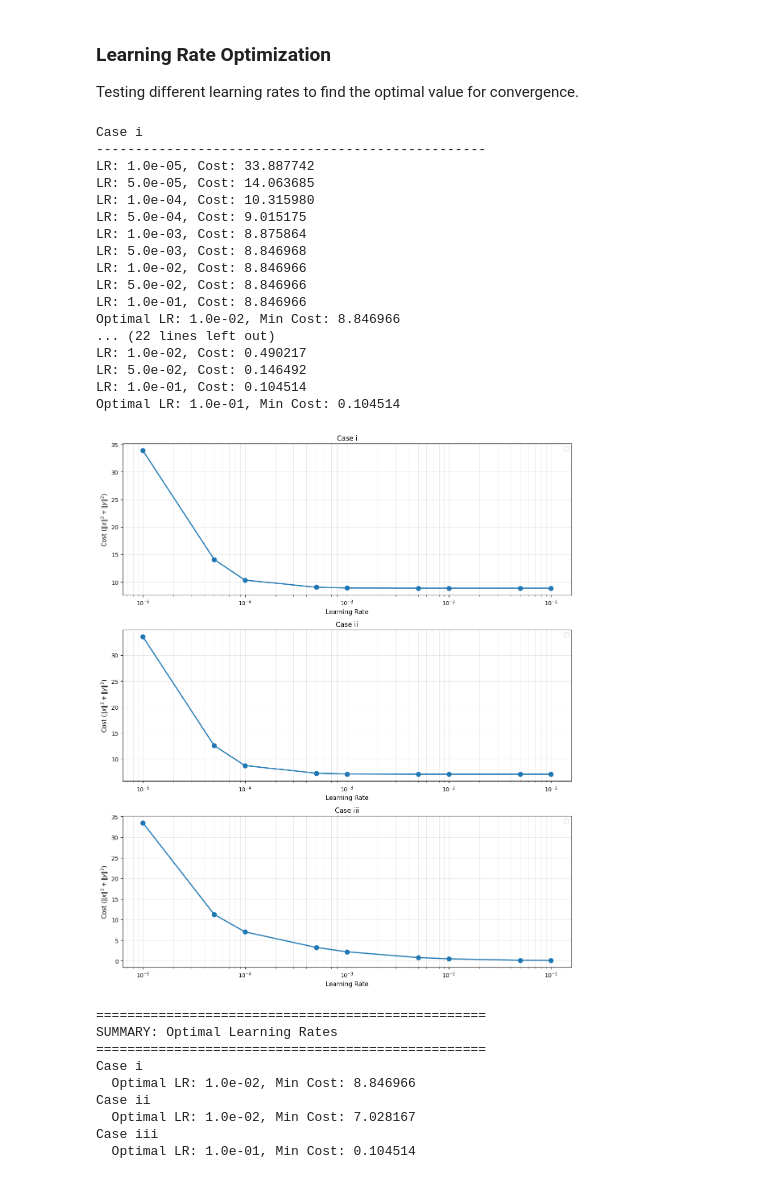
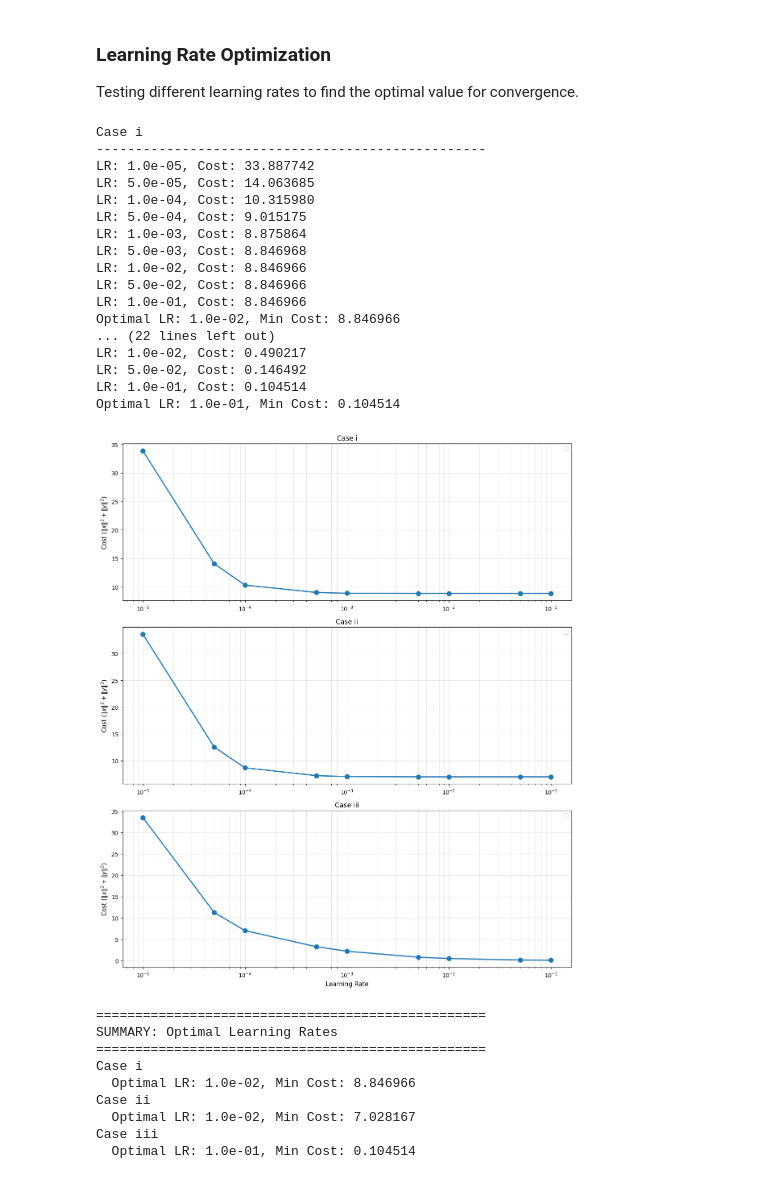
Before and after one commit to umarsdq/optimisationCW, a Jupyter notebook: optimisation.ipynb, the cells around one changed output. Cells and saved outputs as stored; diff of their text form; code cells hidden in the pictures.

```diff
--- a/optimisation.ipynb
+++ b/optimisation.ipynb
@@ -436,7 +436,10 @@ fig, axes = plt.subplots(3, 1, figsize=(12, 14))
 for idx, (costs, (gamma1, gamma2, epsilon, label), opt_lr) in enumerate(zip(all_costs, test_cases, optimal_lrs)):
     ax = axes[idx]
     ax.semilogx(learning_rates, costs, marker='o', linewidth=2, markersize=8)
-    ax.set_xlabel(r'Learning Rate', fontsize=11)
+
+    # plot x-axis for last plot only
+    if idx == 2:
+        ax.set_xlabel(r'Learning Rate', fontsize=11)
     ax.set_ylabel(r'Cost ($\|x\|^2 + \|y\|^2$)', fontsize=11)
     ax.set_title(label, fontsize=12)
     ax.grid(True, which='both', alpha=0.3)
@@ -444,34 +447,34 @@ for idx, (costs, (gamma1, gamma2, epsilon, label), opt_lr) in enumerate(zip(all_
 
 plt.tight_layout()
 plt.savefig('plots/learning_rate_comparison.png', bbox_inches='tight', dpi=600)
 plt.show()
 
 # Summary
 print("\n" + "="*50)
 print("SUMMARY: Optimal Learning Rates")
 print("="*50)
 for (gamma1, gamma2, epsilon, label), opt_lr, costs in zip(test_cases, optimal_lrs, all_costs):
     print(f"{label}")
     print(f"  Optimal LR: {opt_lr:.1e}, Min Cost: {min(costs):.6f}")
 # %% [output]
 Case i
 --------------------------------------------------
 LR: 1.0e-05, Cost: 33.887742
 LR: 5.0e-05, Cost: 14.063685
 LR: 1.0e-04, Cost: 10.315980
 LR: 5.0e-04, Cost: 9.015175
 LR: 1.0e-03, Cost: 8.875864
 LR: 5.0e-03, Cost: 8.846968
 LR: 1.0e-02, Cost: 8.846966
 LR: 5.0e-02, Cost: 8.846966
 LR: 1.0e-01, Cost: 8.846966
 Optimal LR: 1.0e-02, Min Cost: 8.846966
 ... (22 lines left out)
 LR: 1.0e-02, Cost: 0.490217
 LR: 5.0e-02, Cost: 0.146492
 LR: 1.0e-01, Cost: 0.104514
 Optimal LR: 1.0e-01, Min Cost: 0.104514
-[figure, old version]
+[figure, new version]
 ==================================================
 SUMMARY: Optimal Learning Rates
 ==================================================
```
Also changed, not shown: parts of 3 cells of this notebook, 21 other files.
